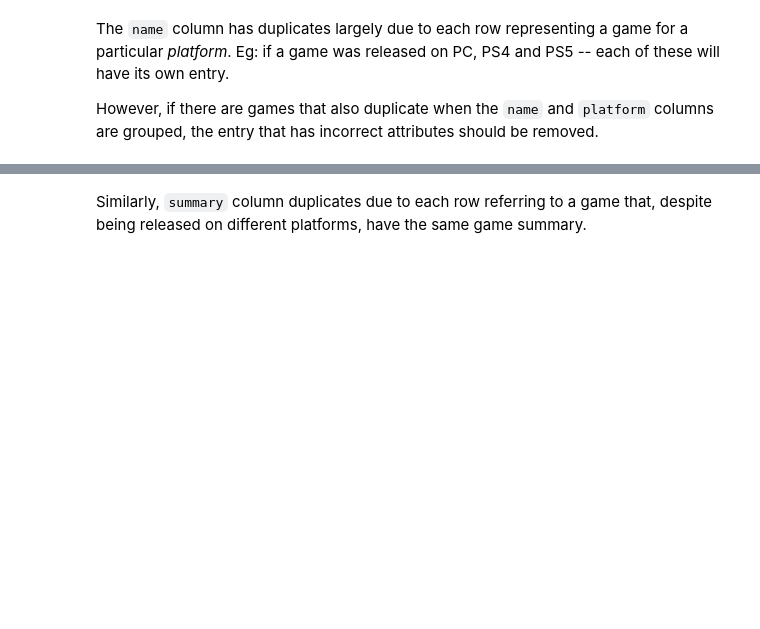
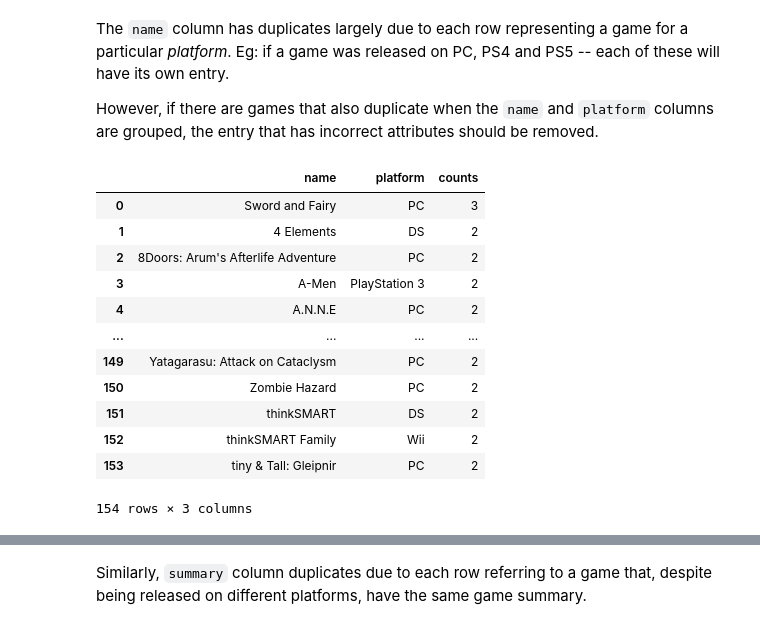
Before and after one commit to henrylin03/video-games, a Jupyter notebook: analysis.ipynb, the cells around one changed output, grey strips where cells are left out. Saved outputs shown, nothing was run; the diff lists cells and outputs as text; code cells hidden in the pictures; blank space fills up the shorter version.

```diff
--- a/analysis.ipynb
+++ b/analysis.ipynb
@@ -82,16 +159,30 @@ However, if there are games that also duplicate when the `name` and `platform` c
 # %%
 pd.read_sql_query(
     """
     SELECT name,
         platform,
         COUNT(*) counts
     FROM games
     GROUP BY 1, 2
     HAVING counts > 1
     ORDER BY 3 DESC
     """,
-    engine,
+    sql_engine,
 )
+# %% [output]
+|  | name | platform | counts |
+| 0 | Sword and Fairy | PC | 3 |
+| 1 | 4 Elements | DS | 2 |
+| 2 | 8Doors: Arum's Afterlife Adventure | PC | 2 |
+| 3 | A-Men | PlayStation 3 | 2 |
+| 4 | A.N.N.E | PC | 2 |
+| ... | ... | ... | ... |
+| 149 | Yatagarasu: Attack on Cataclysm | PC | 2 |
+| 150 | Zombie Hazard | PC | 2 |
+| 151 | thinkSMART | DS | 2 |
+| 152 | thinkSMART Family | Wii | 2 |
+| 153 | tiny & Tall: Gleipnir | PC | 2 |
+154 rows × 3 columns
 # %%
 # find entries for above games (and their platform) which duplicates
 # create "name_platform" helper column to identify unique name+platform pairs
```
Also changed, not shown: parts of 14 cells of this notebook.
